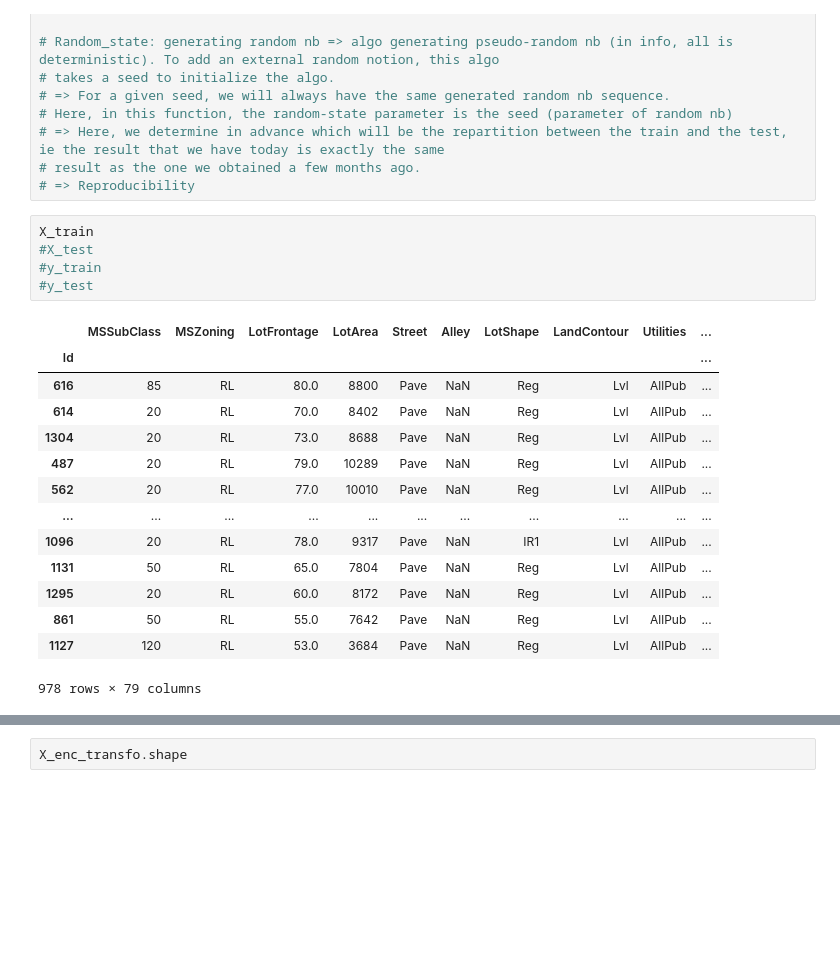
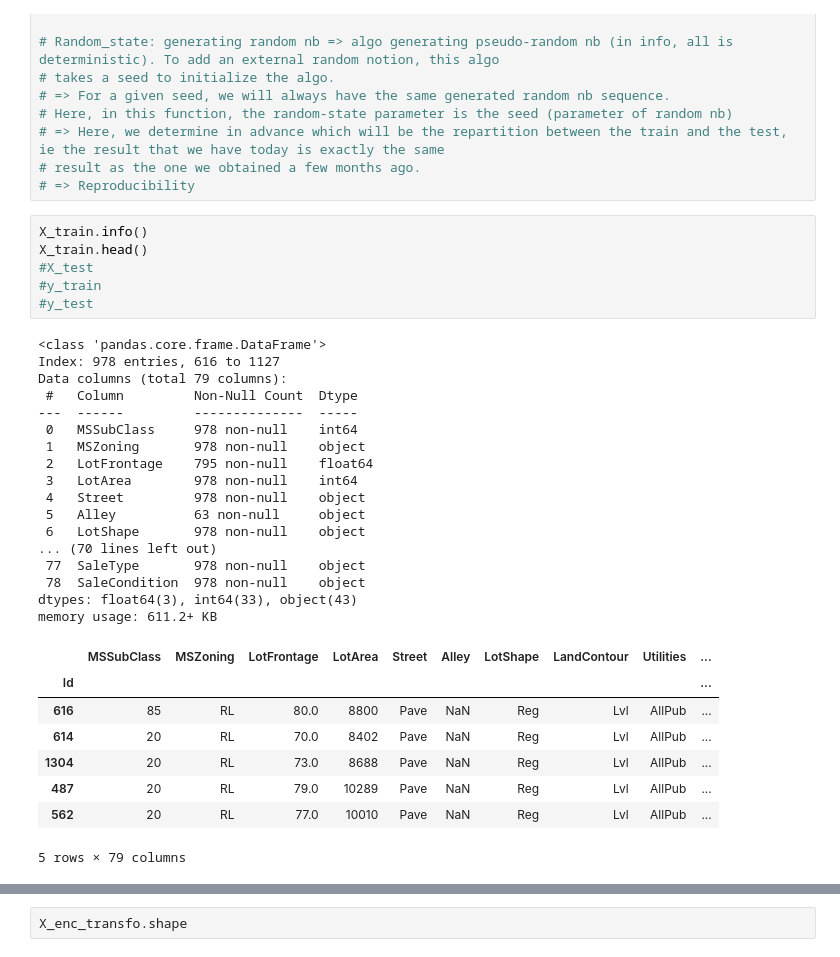
Before and after one commit to chloea31/machine_learning, a Jupyter notebook: notebooks/house_prices.ipynb, the cells around one changed output, grey strips where cells are left out. Drawn from its saved outputs; the diff is of its cells as text; blank space fills up the shorter version.

```diff
--- a/notebooks/house_prices.ipynb
+++ b/notebooks/house_prices.ipynb
@@ -265,22 +283,34 @@ X_train, X_test, y_train, y_test = train_test_split(
 # result as the one we obtained a few months ago.
 # => Reproducibility
 # %%
-X_train
+X_train.info()
+X_train.head()
 #X_test
 #y_train
 #y_test
 # %% [output]
+<class 'pandas.core.frame.DataFrame'>
+Index: 978 entries, 616 to 1127
+Data columns (total 79 columns):
+ #   Column         Non-Null Count  Dtype
+---  ------         --------------  -----
+ 0   MSSubClass     978 non-null    int64
+ 1   MSZoning       978 non-null    object
+ 2   LotFrontage    795 non-null    float64
+ 3   LotArea        978 non-null    int64
+ 4   Street         978 non-null    object
+ 5   Alley          63 non-null     object
+ 6   LotShape       978 non-null    object
+... (70 lines left out)
+ 77  SaleType       978 non-null    object
+ 78  SaleCondition  978 non-null    object
+dtypes: float64(3), int64(33), object(43)
+memory usage: 611.2+ KB
 |  | MSSubClass | MSZoning | LotFrontage | LotArea | Street | Alley | LotShape | LandContour | Utilities | ... |
 | Id |  |  |  |  |  |  |  |  |  | ... |
 | 616 | 85 | RL | 80.0 | 8800 | Pave | NaN | Reg | Lvl | AllPub | ... |
 | 614 | 20 | RL | 70.0 | 8402 | Pave | NaN | Reg | Lvl | AllPub | ... |
 | 1304 | 20 | RL | 73.0 | 8688 | Pave | NaN | Reg | Lvl | AllPub | ... |
 | 487 | 20 | RL | 79.0 | 10289 | Pave | NaN | Reg | Lvl | AllPub | ... |
 | 562 | 20 | RL | 77.0 | 10010 | Pave | NaN | Reg | Lvl | AllPub | ... |
-| ... | ... | ... | ... | ... | ... | ... | ... | ... | ... | ... |
-| 1096 | 20 | RL | 78.0 | 9317 | Pave | NaN | IR1 | Lvl | AllPub | ... |
-| 1131 | 50 | RL | 65.0 | 7804 | Pave | NaN | Reg | Lvl | AllPub | ... |
-| 1295 | 20 | RL | 60.0 | 8172 | Pave | NaN | Reg | Lvl | AllPub | ... |
-| 861 | 50 | RL | 55.0 | 7642 | Pave | NaN | Reg | Lvl | AllPub | ... |
-| 1127 | 120 | RL | 53.0 | 3684 | Pave | NaN | Reg | Lvl | AllPub | ... |
-978 rows × 79 columns
+5 rows × 79 columns
```
Also changed, not shown: parts of 3 cells of this notebook.
